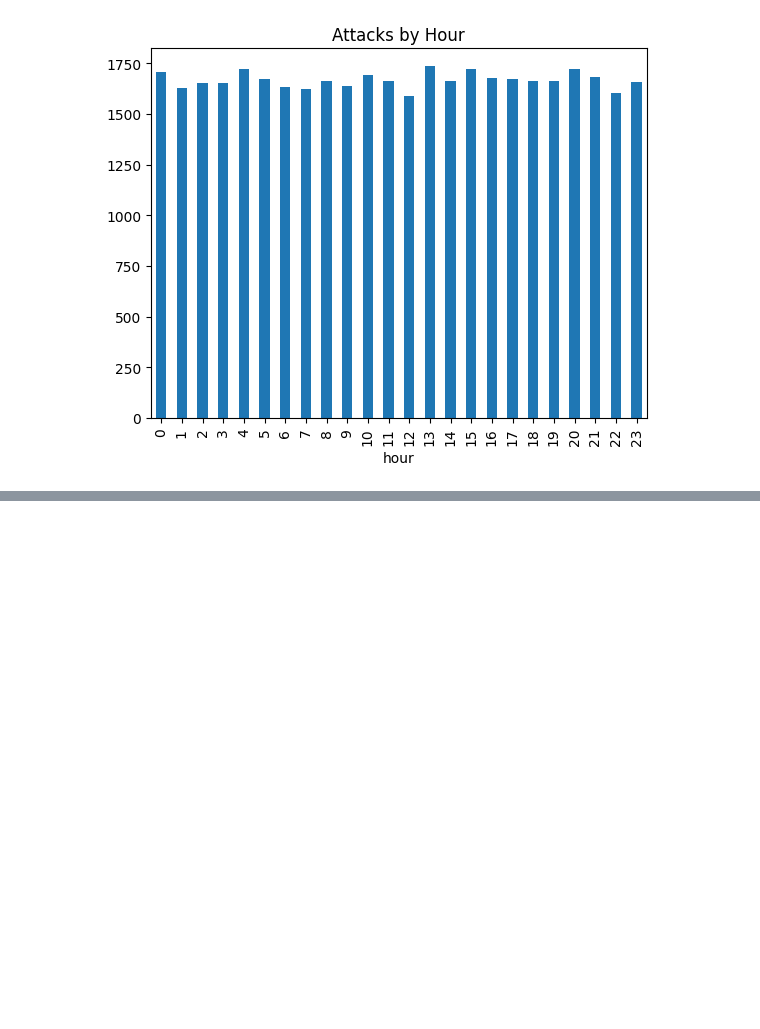
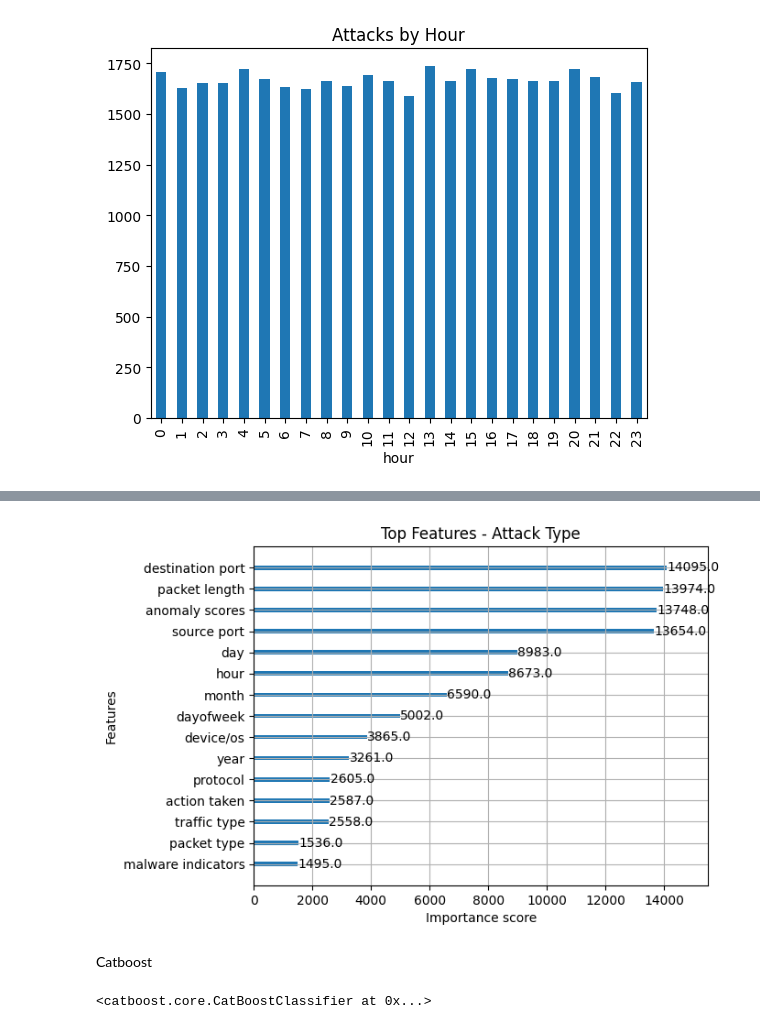
Before and after one commit to snehasharma2541/cs_project, a Jupyter notebook: project/notebook/model.ipynb, the cells around one changed output, grey strips where cells are left out. Cells and saved outputs as stored; diff of their text form; code cells hidden in the pictures; blank space fills up the shorter version.

```diff
--- a/project/notebook/model.ipynb
+++ b/project/notebook/model.ipynb
@@ -194,0 +233,20 @@ ValueError: could not convert string to float: 'ioc detected'
+# %%
+x_train, x_test, y1_train, y1_test, y2_train, y2_test = train_test_split(x_encoded, y1, y2, test_size=0.2, random_state=42)
+# %%
+xgb_params = {
+    'objective': 'multi:softmax',
+    'n_estimators': 200,
+    'max_depth': 8,
+    'learning_rate': 0.5,
+    'subsample': 0.8,
+    'colsample_bytree': 0.8,
+    'eval_metric': 'mlogloss',
+    'tree_method': 'hist',
+    'verbosity': 1
+}
+# %%
+xgb_attack = XGBClassifier(**xgb_params)
+xgb_severity = XGBClassifier(**xgb_params)
+# %%
+xgb_attack.fit(x_train, y1_train)
+xgb_severity.fit(x_train, y2_train)
@@ -194,0 +308,15 @@ ValueError: could not convert string to float: 'ioc detected'
+# %%
+plot_importance(xgb_attack, max_num_features=20)
+plt.title("Top Features - Attack Type")
+plt.show()
+# %% [output]
+[figure, added]
+# %% [markdown]
+Catboost
+# %%
+from catboost import CatBoostClassifier
+
+model = CatBoostClassifier(verbose=0, iterations=100)
+model.fit(x_train, y2_train)
+# %% [output]
+<catboost.core.CatBoostClassifier at 0x...>
```
Also changed, not shown: parts of 21 cells of this notebook, 4 other files.
